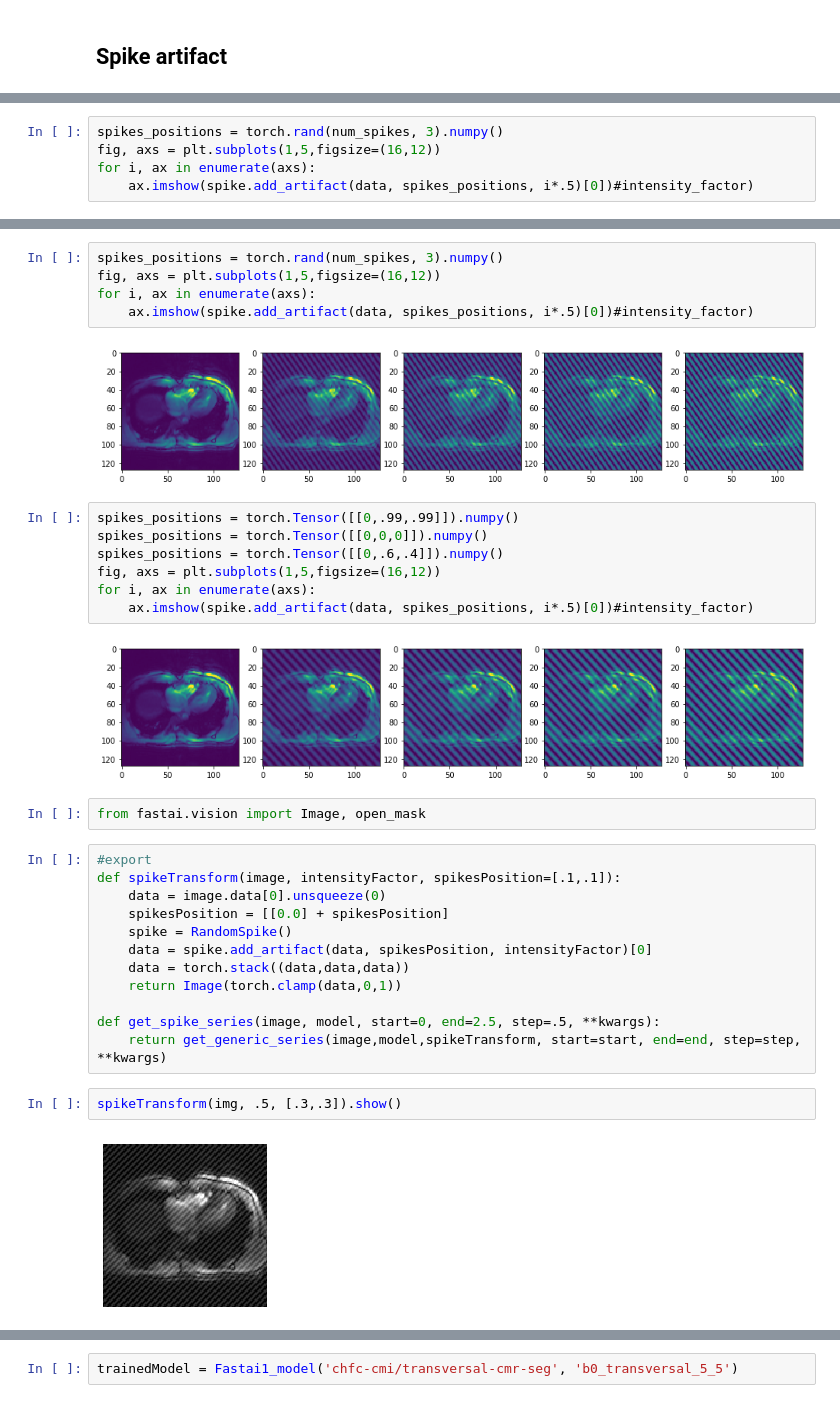
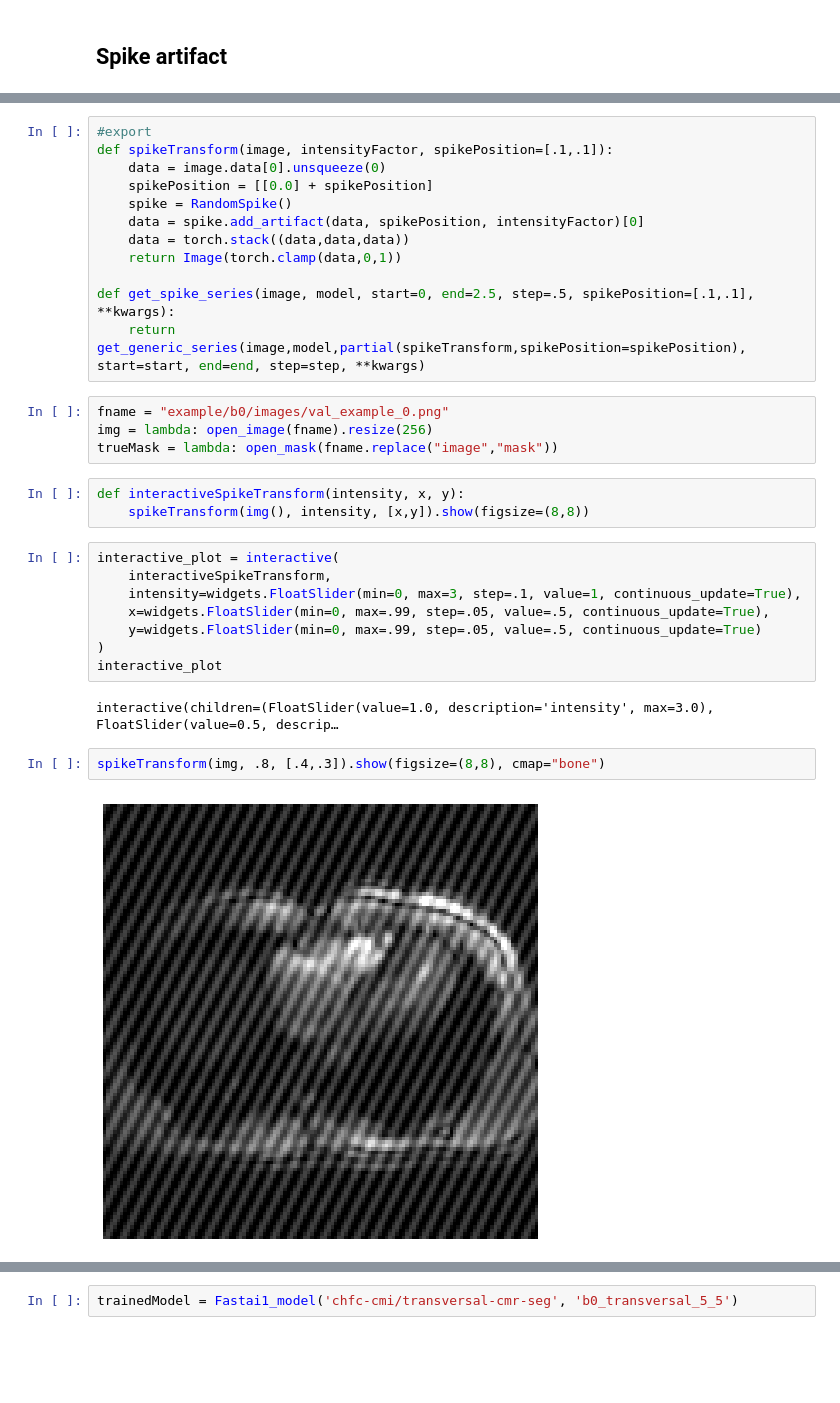
Before and after one commit to chfc-cmi/misas, a Jupyter notebook: 04_mr_artifacts.ipynb, the cells around one changed output, grey strips where cells are left out. Cells and saved outputs as stored; diff of their text form; blank space fills up the shorter version.

```diff
--- a/04_mr_artifacts.ipynb
+++ b/04_mr_artifacts.ipynb
@@ -68,5 +40,0 @@ for i, ax in enumerate(axs):
-# %%
-spikes_positions = torch.rand(num_spikes, 3).numpy()
-fig, axs = plt.subplots(1,5,figsize=(16,12))
-for i, ax in enumerate(axs):
-    ax.imshow(spike.add_artifact(data, spikes_positions, i*.5)[0])#intensity_factor)
@@ -75,34 +41,33 @@ for i, ax in enumerate(axs):
-# %%
-spikes_positions = torch.rand(num_spikes, 3).numpy()
-fig, axs = plt.subplots(1,5,figsize=(16,12))
-for i, ax in enumerate(axs):
-    ax.imshow(spike.add_artifact(data, spikes_positions, i*.5)[0])#intensity_factor)
-# %% [output]
-[figure, removed]
-# %%
-spikes_positions = torch.Tensor([[0,.99,.99]]).numpy()
-spikes_positions = torch.Tensor([[0,0,0]]).numpy()
-spikes_positions = torch.Tensor([[0,.6,.4]]).numpy()
-fig, axs = plt.subplots(1,5,figsize=(16,12))
-for i, ax in enumerate(axs):
-    ax.imshow(spike.add_artifact(data, spikes_positions, i*.5)[0])#intensity_factor)
-# %% [output]
-[figure, removed]
-# %%
-from fastai.vision import Image, open_mask
 # %%
 #export
-def spikeTransform(image, intensityFactor, spikesPosition=[.1,.1]):
+def spikeTransform(image, intensityFactor, spikePosition=[.1,.1]):
     data = image.data[0].unsqueeze(0)
-    spikesPosition = [[0.0] + spikesPosition]
+    spikePosition = [[0.0] + spikePosition]
     spike = RandomSpike()
-    data = spike.add_artifact(data, spikesPosition, intensityFactor)[0]
+    data = spike.add_artifact(data, spikePosition, intensityFactor)[0]
     data = torch.stack((data,data,data))
     return Image(torch.clamp(data,0,1))
 
-def get_spike_series(image, model, start=0, end=2.5, step=.5, **kwargs):
-    return get_generic_series(image,model,spikeTransform, start=start, end=end, step=step, **kwargs)
+def get_spike_series(image, model, start=0, end=2.5, step=.5, spikePosition=[.1,.1], **kwargs):
+    return get_generic_series(image,model,partial(spikeTransform,spikePosition=spikePosition), start=start, end=end, step=step, **kwargs)
+# %%
+fname = "example/b0/images/val_example_0.png"
+img = lambda: open_image(fname).resize(256)
+trueMask = lambda: open_mask(fname.replace("image","mask"))
+# %%
+def interactiveSpikeTransform(intensity, x, y):
+    spikeTransform(img(), intensity, [x,y]).show(figsize=(8,8))
+# %%
+interactive_plot = interactive(
+    interactiveSpikeTransform,
+    intensity=widgets.FloatSlider(min=0, max=3, step=.1, value=1, continuous_update=True),
+    x=widgets.FloatSlider(min=0, max=.99, step=.05, value=.5, continuous_update=True),
+    y=widgets.FloatSlider(min=0, max=.99, step=.05, value=.5, continuous_update=True)
+)
+interactive_plot
+# %% [output]
+interactive(children=(FloatSlider(value=1.0, description='intensity', max=3.0), FloatSlider(value=0.5, descrip…
 # %%
-spikeTransform(img, .5, [.3,.3]).show()
+spikeTransform(img, .8, [.4,.3]).show(figsize=(8,8), cmap="bone")
 # %% [output]
-[figure, old version]
+[figure, new version]
```
Also changed, not shown: parts of 31 cells of this notebook, 11 other files.
